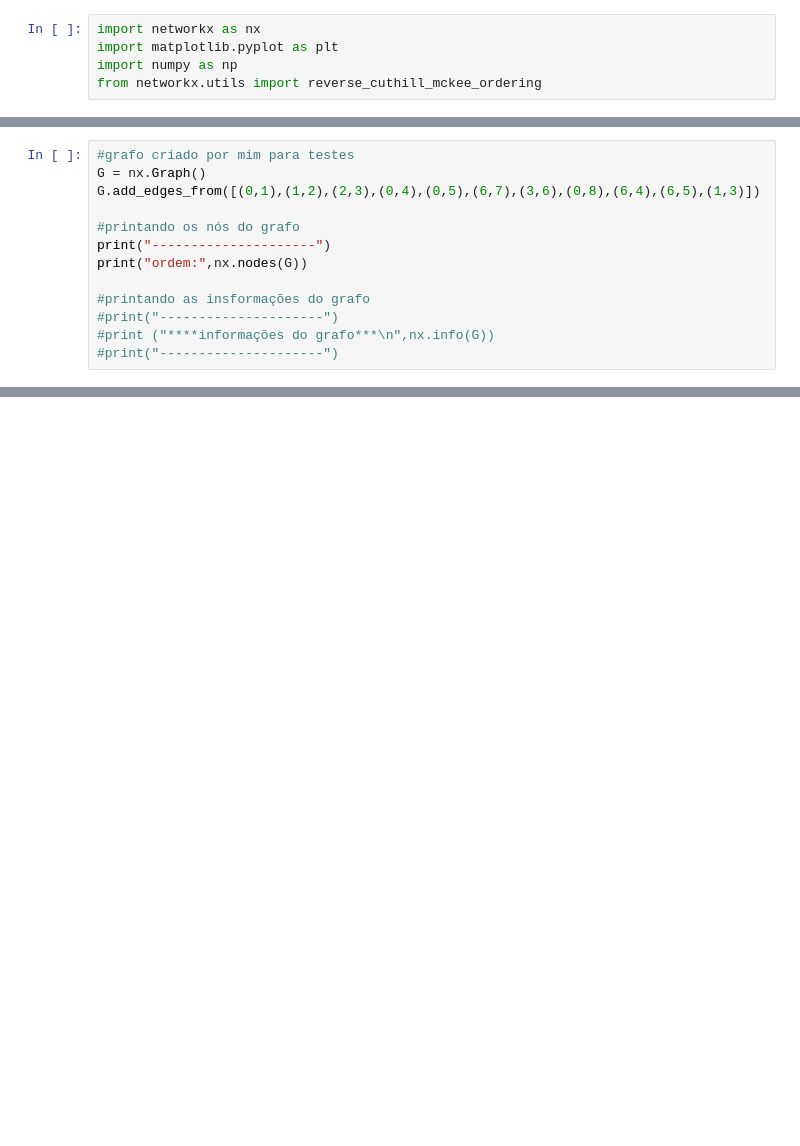
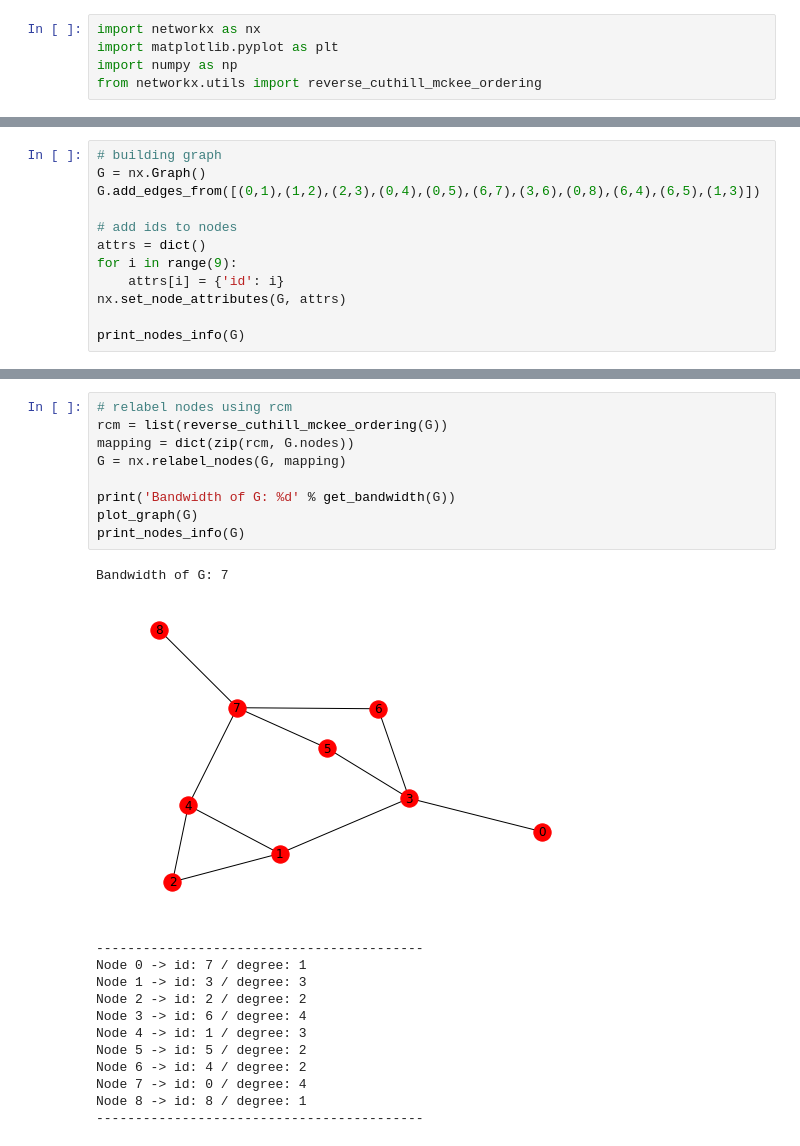
Before and after one commit to MLRG-CEFET-RJ/graph-structured-data, a Jupyter notebook: tutorials/reverse_cuthill_example.ipynb, the cells around one changed output, grey strips where cells are left out. Drawn from its saved outputs; the diff is of its cells as text; blank space fills up the shorter version.

```diff
--- a/tutorials/reverse_cuthill_example.ipynb
+++ b/tutorials/reverse_cuthill_example.ipynb
@@ -6,14 +25,13 @@ from networkx.utils import reverse_cuthill_mckee_ordering
 # %%
-#grafo criado por mim para testes
+# building graph
 G = nx.Graph()
 G.add_edges_from([(0,1),(1,2),(2,3),(0,4),(0,5),(6,7),(3,6),(0,8),(6,4),(6,5),(1,3)])
 
-#printando os nós do grafo
-print("---------------------")
-print("ordem:",nx.nodes(G))
+# add ids to nodes
+attrs = dict()
+for i in range(9):
+    attrs[i] = {'id': i}
+nx.set_node_attributes(G, attrs)
 
-#printando as insformações do grafo
-#print("---------------------")
-#print ("****informações do grafo***\n",nx.info(G))
-#print("---------------------")
+print_nodes_info(G)
 # %% [output]
@@ -77,0 +55,23 @@ plt.show()
+# %%
+# relabel nodes using rcm
+rcm = list(reverse_cuthill_mckee_ordering(G))
+mapping = dict(zip(rcm, G.nodes))
+G = nx.relabel_nodes(G, mapping)
+
+print('Bandwidth of G: %d' % get_bandwidth(G))
+plot_graph(G)
+print_nodes_info(G)
+# %% [output]
+Bandwidth of G: 7
+[figure, added]
+------------------------------------------
+Node 0 -> id: 7 / degree: 1
+Node 1 -> id: 3 / degree: 3
+Node 2 -> id: 2 / degree: 2
+Node 3 -> id: 6 / degree: 4
+Node 4 -> id: 1 / degree: 3
+Node 5 -> id: 5 / degree: 2
+Node 6 -> id: 4 / degree: 2
+Node 7 -> id: 0 / degree: 4
+Node 8 -> id: 8 / degree: 1
+------------------------------------------
```
Also changed, not shown: parts of 7 cells of this notebook.
